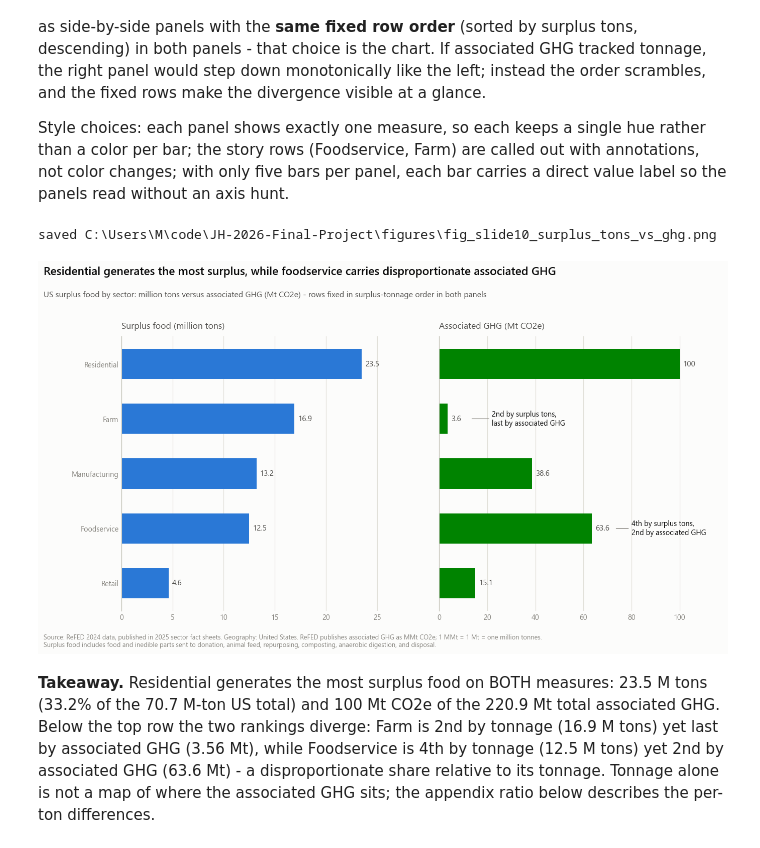
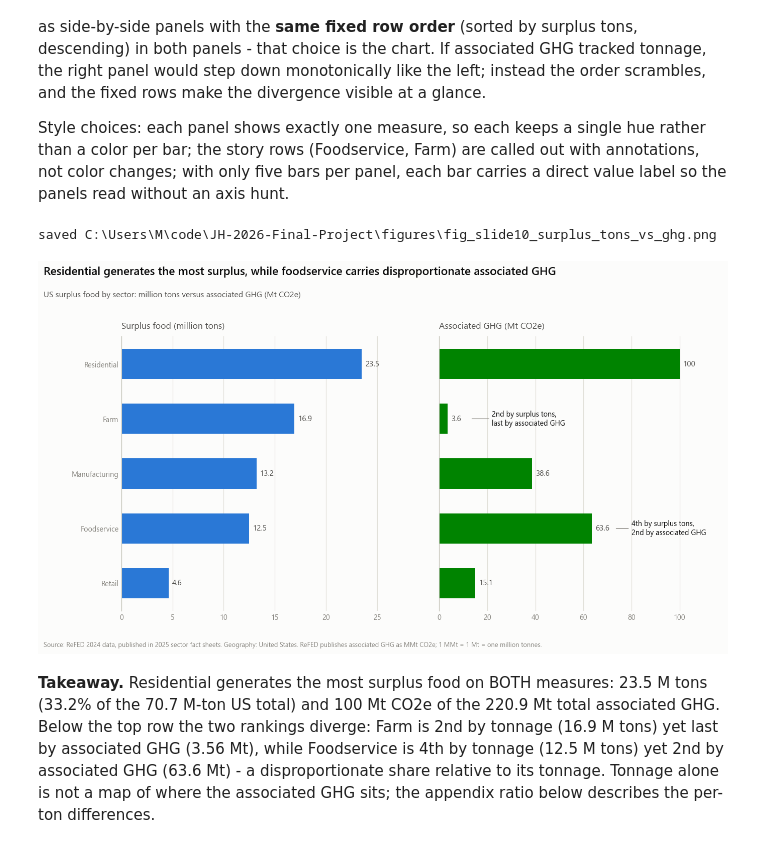
Before and after one commit to dombondyra/JH-2026-Final-Project, a Jupyter notebook: notebooks/04_refed_waste.ipynb, the cells around one changed output. Drawn from its saved outputs; the diff is of its cells as text; code cells hidden in the pictures.

```diff
--- a/notebooks/04_refed_waste.ipynb
+++ b/notebooks/04_refed_waste.ipynb
@@ -142,39 +142,36 @@ for ax, col, header, hue in panels:
     ax.set_title(header, loc='left', fontsize=11.5, color=SUB, pad=10)
     ax.set_xlim(0, vals.max() * 1.18)
     for yi, v in zip(y, vals):
         ax.text(v + vals.max() * 0.015, yi, fmt1(v),
                 va='center', ha='left', fontsize=10, color=SUB)
 axes[0].set_yticks(y, order['Sector'])
 axes[0].invert_yaxis()   # biggest surplus on top; sharey flips both panels
 
 # Story annotations live on the associated-GHG panel: the ranking divergence
 axes[1].annotate('4th by surplus tons,\n2nd by associated GHG',
                  xy=(73, fs_i), xytext=(80, fs_i), va='center', ha='left',
                  fontsize=9.5, color=INK,
                  arrowprops=dict(arrowstyle='-', color=MUT, lw=0.9))
 axes[1].annotate('2nd by surplus tons,\nlast by associated GHG',
                  xy=(13, farm_i), xytext=(22, farm_i), va='center', ha='left',
                  fontsize=9.5, color=INK,
                  arrowprops=dict(arrowstyle='-', color=MUT, lw=0.9))
 
 fig.text(0.01, 0.955,
          'Residential generates the most surplus, while foodservice carries disproportionate associated GHG',
          ha='left', fontsize=15, fontweight=600, color=INK)
 fig.text(0.01, 0.90,
-         'US surplus food by sector: million tons versus associated GHG (Mt CO2e) - '
-         'rows fixed in surplus-tonnage order in both panels',
+         'US surplus food by sector: million tons versus associated GHG (Mt CO2e)',
          ha='left', fontsize=10.5, color=SUB)
 fig.text(0.01, 0.015,
          'Source: ReFED 2024 data, published in 2025 sector fact sheets. Geography: United States. '
-         'ReFED publishes associated GHG as MMt CO2e; 1 MMt = 1 Mt = one million tonnes.\n'
-         'Surplus food includes food and inedible parts sent to donation, animal feed, repurposing, '
-         'composting, anaerobic digestion, and disposal.',
+         'ReFED publishes associated GHG as MMt CO2e; 1 MMt = 1 Mt = one million tonnes.',
          ha='left', va='bottom', fontsize=8.5, color=MUT)
 save_fig(fig, 'fig_slide10_surplus_tons_vs_ghg.png')
 plt.show()
 # %% [output]
 saved C:\Users\M\code\JH-2026-Final-Project\figures\fig_slide10_surplus_tons_vs_ghg.png
-[figure, old version]
+[figure, new version]
 # %% [markdown]
 **Takeaway.** Residential generates the most surplus food on BOTH measures: 23.5 M tons (33.2% of the 70.7 M-ton US total) and 100 Mt CO2e of the 220.9 Mt total associated GHG. Below the top row the two rankings diverge: Farm is 2nd by tonnage (16.9 M tons) yet last by associated GHG (3.56 Mt), while Foodservice is 4th by tonnage (12.5 M tons) yet 2nd by associated GHG (63.6 Mt) - a disproportionate share relative to its tonnage. Tonnage alone is not a map of where the associated GHG sits; the appendix ratio below describes the per-ton differences.
 # %% [markdown]
```
Also changed, not shown: parts of 2 cells of this notebook, 10 other files.
